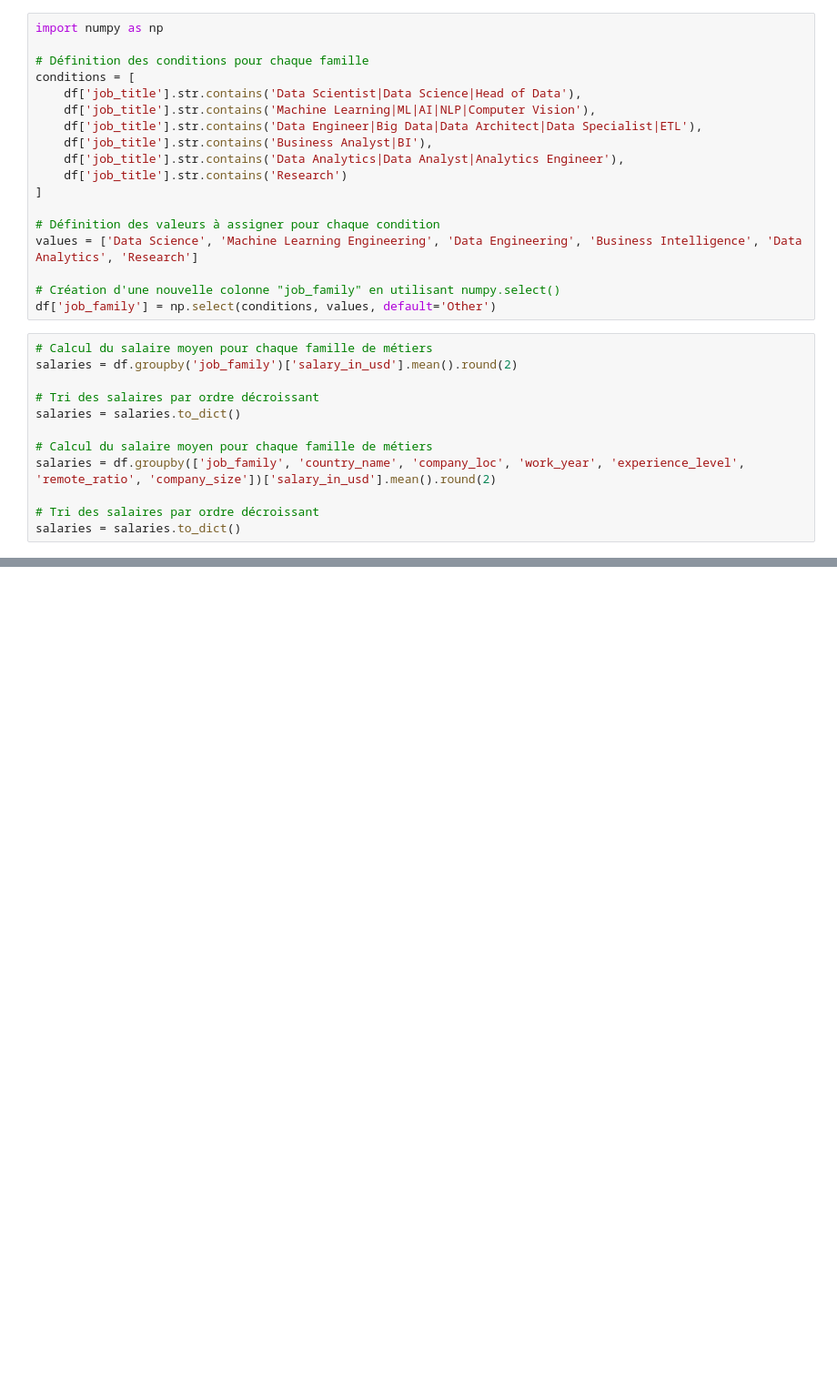
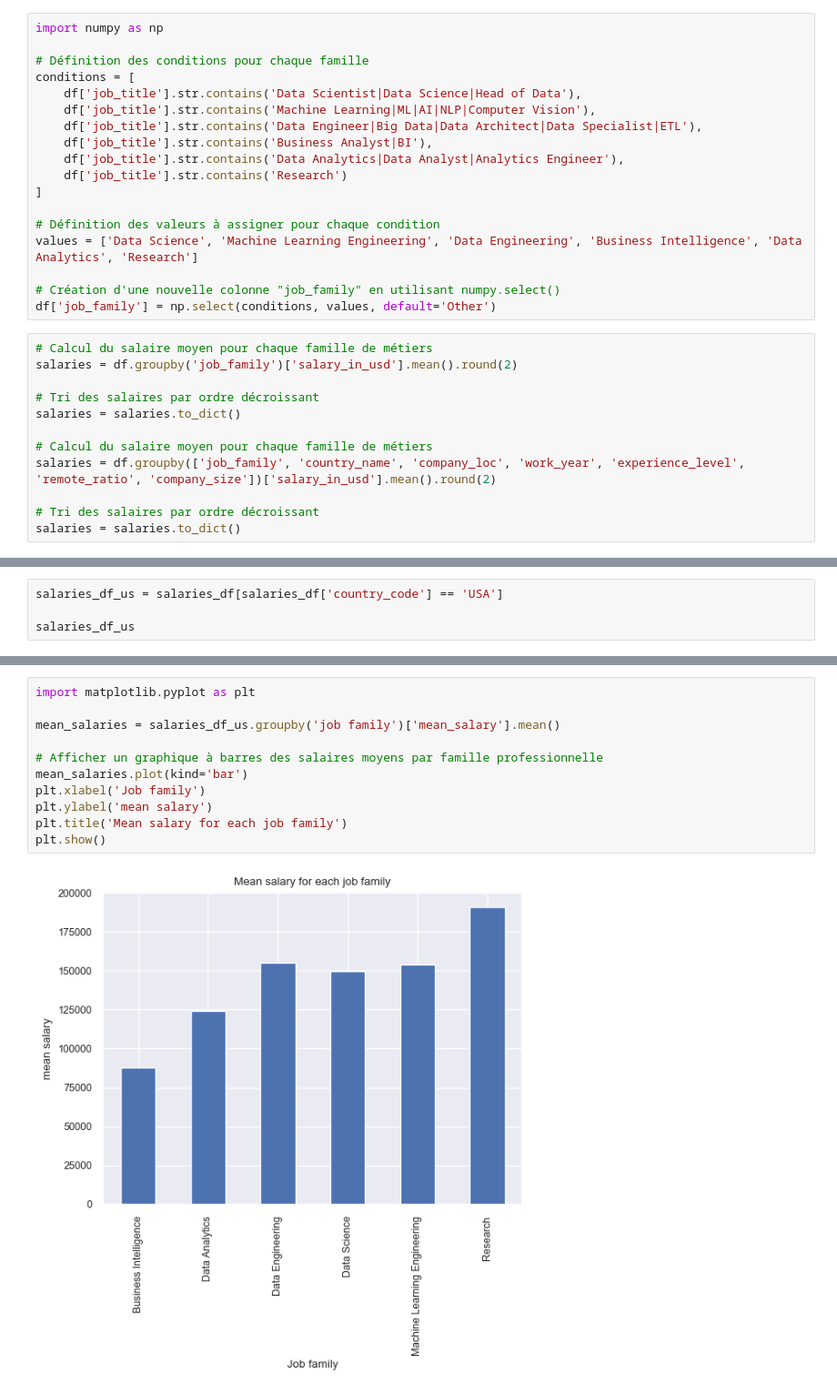
Before and after one commit to JeffDarhyl/Datafield-salaries, a Jupyter notebook: th.ipynb, the cells around one changed output, grey strips where cells are left out. Shown at 91% size. Cells and saved outputs as stored; diff of their text form; blank space fills up the shorter version.

```diff
--- a/th.ipynb
+++ b/th.ipynb
@@ -145,0 +88,4 @@ fig.show()
+# %%
+salaries_df_us = salaries_df[salaries_df['country_code'] == 'USA']
+
+salaries_df_us
@@ -145,0 +106,13 @@ fig.show()
+# %%
+import matplotlib.pyplot as plt
+
+mean_salaries = salaries_df_us.groupby('job family')['mean_salary'].mean()
+
+# Afficher un graphique à barres des salaires moyens par famille professionnelle
+mean_salaries.plot(kind='bar')
+plt.xlabel('Job family')
+plt.ylabel('mean salary')
+plt.title('Mean salary for each job family')
+plt.show()
+# %% [output]
+[figure, added]
```
Also changed, not shown: parts of 13 cells of this notebook.
